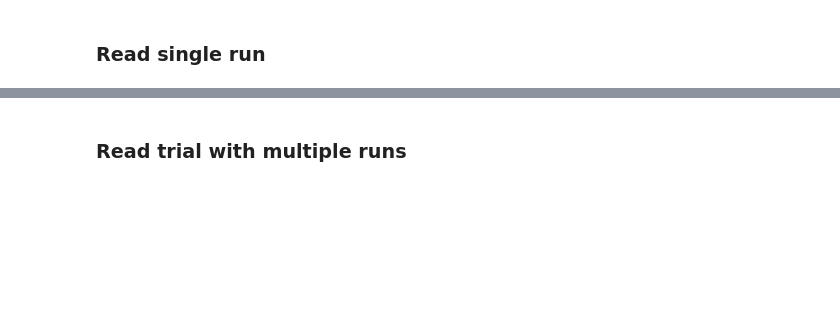
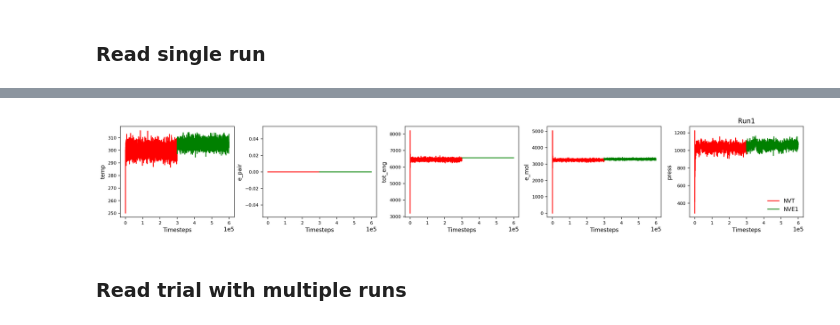
Before and after one commit to kbsezginel/thermof, a Jupyter notebook: notebooks/read_simulation.ipynb, the cells around one changed output, grey strips where cells are left out. Cells and saved outputs as stored; diff of their text form; code cells hidden in the pictures; blank space fills up the shorter version.

Commit message:
Add thermo plot to simulation

```diff
--- a/notebooks/read_simulation.ipynb
+++ b/notebooks/read_simulation.ipynb
@@ -17,3 +23,7 @@ sim.plot('k')
+# %%
+sim.plot('thermo')
+# %% [output]
+[figure, added]
 # %% [markdown]
 ### Read trial with multiple runs
 # %%
```
Also changed, not shown: parts of 3 cells of this notebook, 3 other files.
